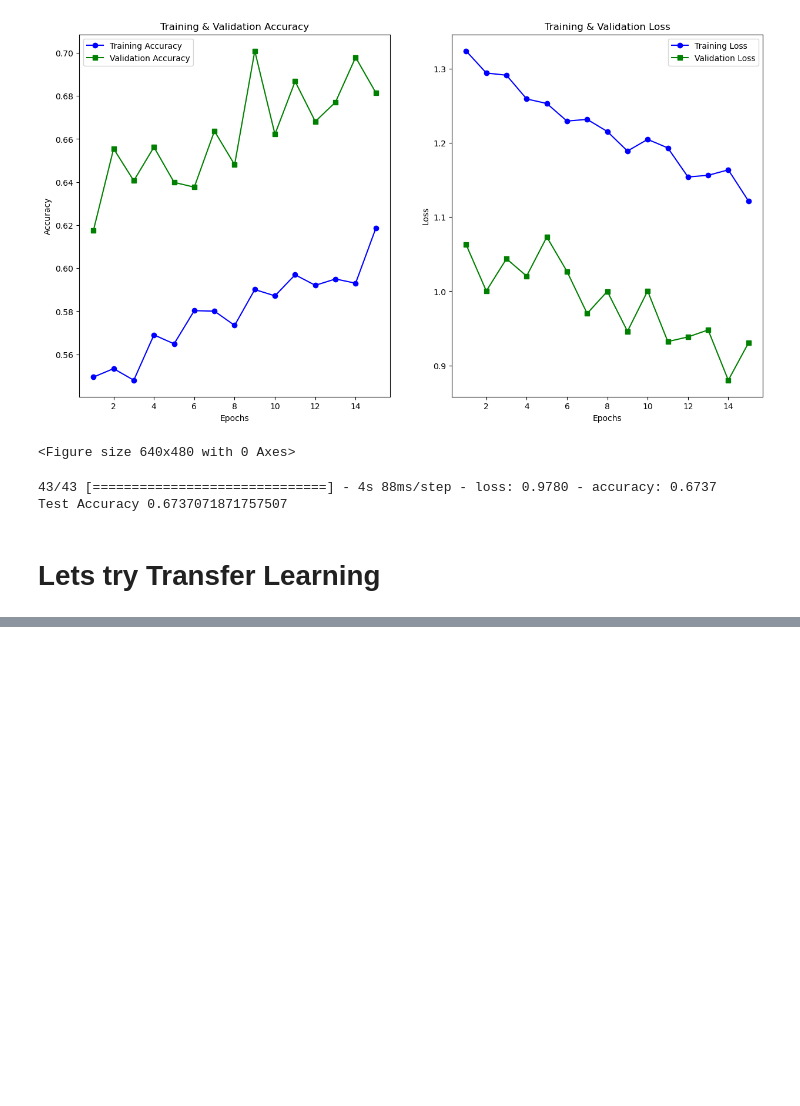
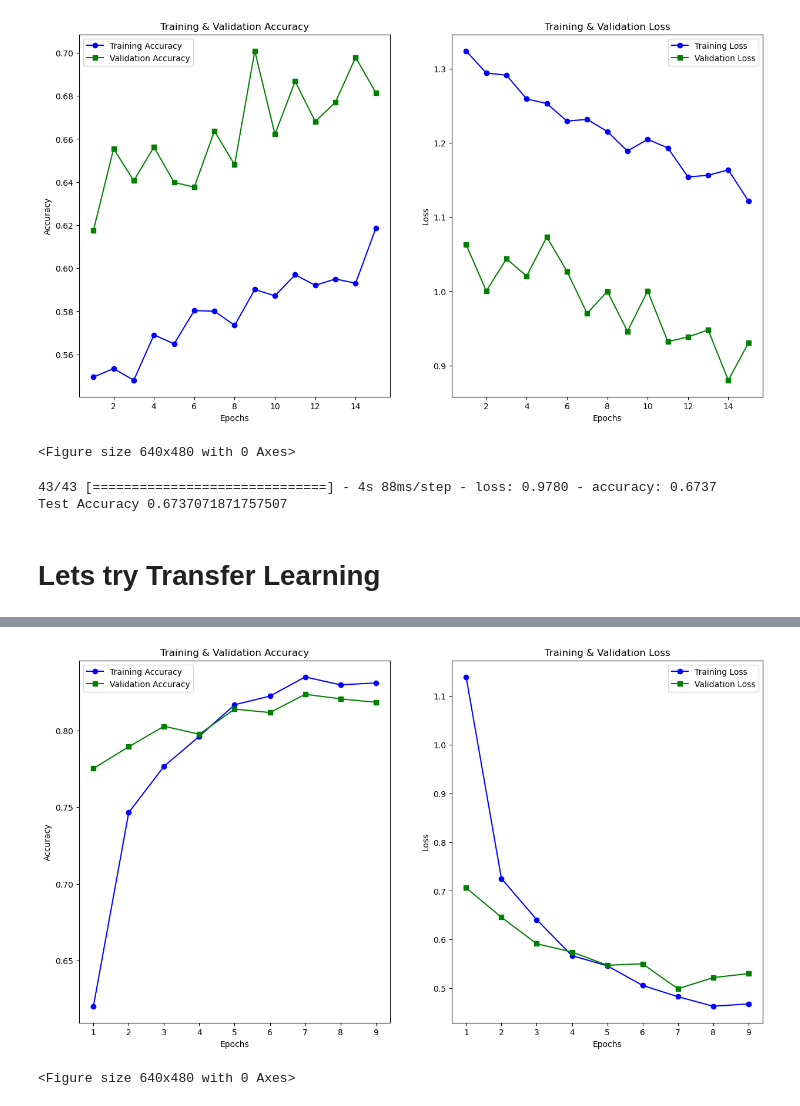
Before and after one commit to MaukanMir/Weather-Image-Recognition, a Jupyter notebook: training.ipynb, the cells around one changed output, grey strips where cells are left out. Saved outputs shown, nothing was run; the diff lists cells and outputs as text; code cells hidden in the pictures; blank space fills up the shorter version.

```diff
--- a/training.ipynb
+++ b/training.ipynb
@@ -323,0 +341,5 @@ Epoch 1/12
+# %%
+plot_learning_curves(history)
+# %% [output]
+[figure, added]
+<Figure size 640x480 with 0 Axes>
```
Also changed, not shown: parts of 1 cell of this notebook.
